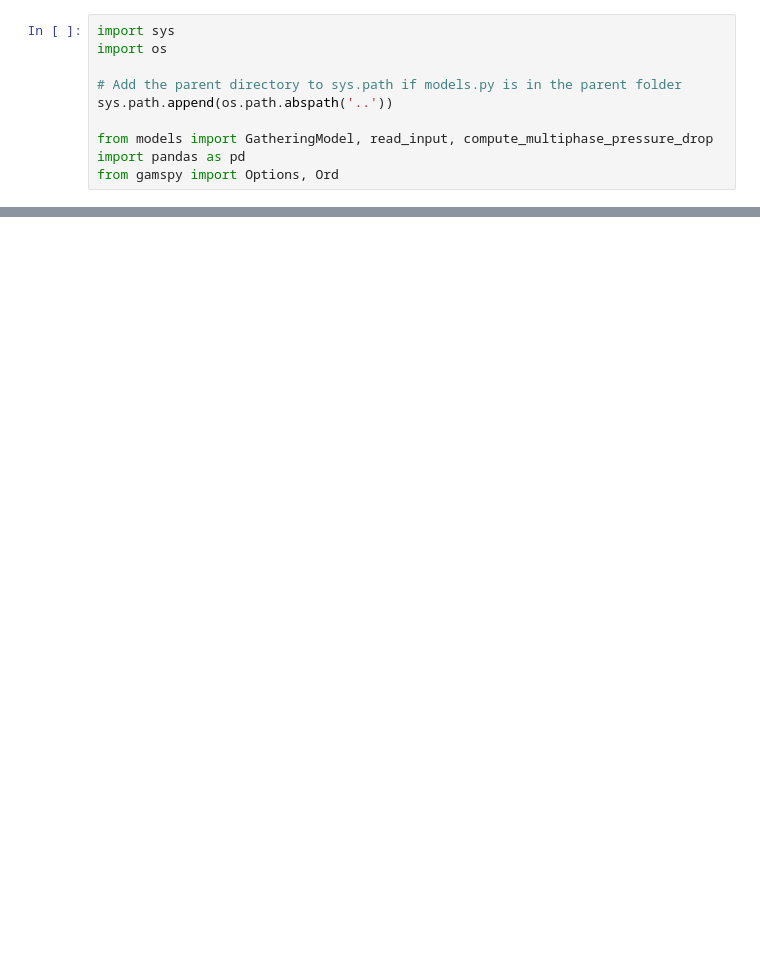
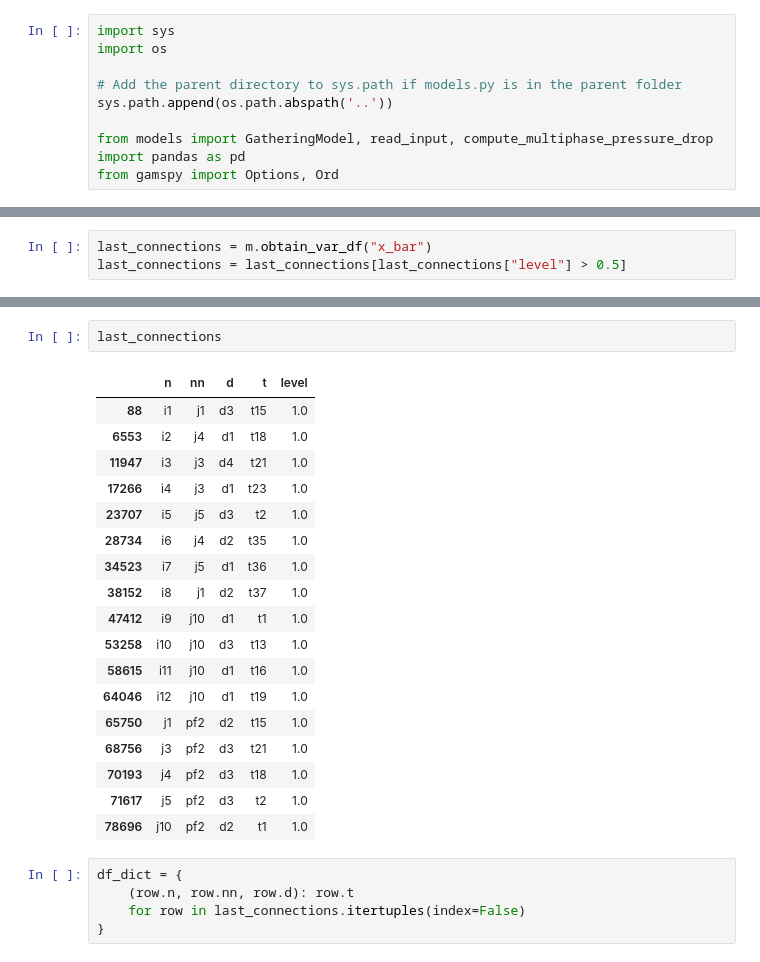
Before and after one commit to DiegoTru-lang/LM_Gathering, a Jupyter notebook: src/notebooks/development.ipynb, the cells around one changed output, grey strips where cells are left out. Saved outputs shown, nothing was run; the diff lists cells and outputs as text; blank space fills up the shorter version.

```diff
--- a/src/notebooks/development.ipynb
+++ b/src/notebooks/development.ipynb
@@ -105,0 +126,3 @@ m.solution_algorithm(scenario_name="toy_problem2", max_iterations=10, solver_opt
+# %%
+last_connections = m.obtain_var_df("x_bar")
+last_connections = last_connections[last_connections["level"] > 0.5]
@@ -105,0 +224,26 @@ m.solution_algorithm(scenario_name="toy_problem2", max_iterations=10, solver_opt
+# %%
+last_connections
+# %% [output]
+|  | n | nn | d | t | level |
+| 88 | i1 | j1 | d3 | t15 | 1.0 |
+| 6553 | i2 | j4 | d1 | t18 | 1.0 |
+| 11947 | i3 | j3 | d4 | t21 | 1.0 |
+| 17266 | i4 | j3 | d1 | t23 | 1.0 |
+| 23707 | i5 | j5 | d3 | t2 | 1.0 |
+| 28734 | i6 | j4 | d2 | t35 | 1.0 |
+| 34523 | i7 | j5 | d1 | t36 | 1.0 |
+| 38152 | i8 | j1 | d2 | t37 | 1.0 |
+| 47412 | i9 | j10 | d1 | t1 | 1.0 |
+| 53258 | i10 | j10 | d3 | t13 | 1.0 |
+| 58615 | i11 | j10 | d1 | t16 | 1.0 |
+| 64046 | i12 | j10 | d1 | t19 | 1.0 |
+| 65750 | j1 | pf2 | d2 | t15 | 1.0 |
+| 68756 | j3 | pf2 | d3 | t21 | 1.0 |
+| 70193 | j4 | pf2 | d3 | t18 | 1.0 |
+| 71617 | j5 | pf2 | d3 | t2 | 1.0 |
+| 78696 | j10 | pf2 | d2 | t1 | 1.0 |
+# %%
+df_dict = {
+    (row.n, row.nn, row.d): row.t
+    for row in last_connections.itertuples(index=False)
+}
```
Also changed, not shown: parts of 20 cells of this notebook, 11 other files.
